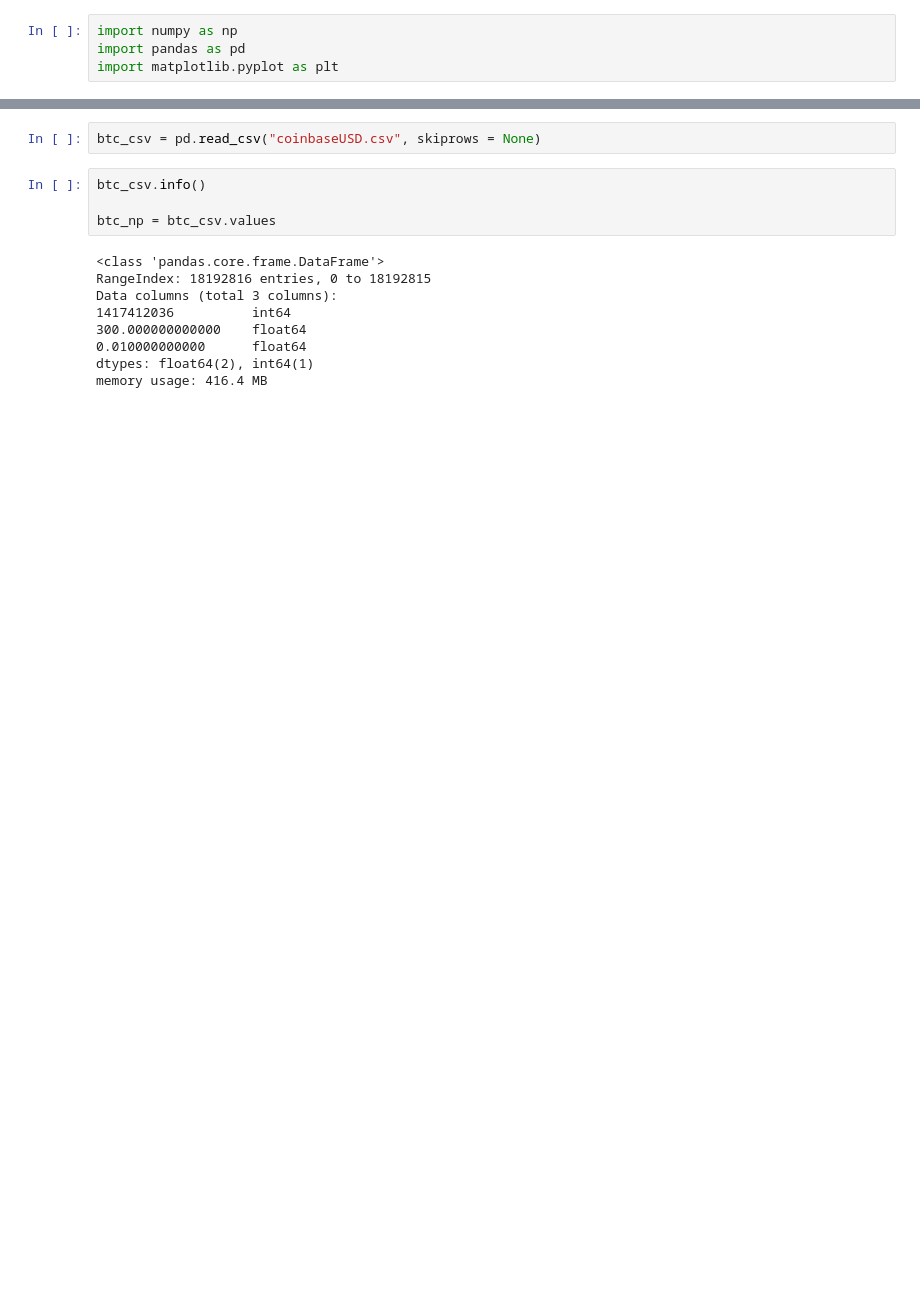
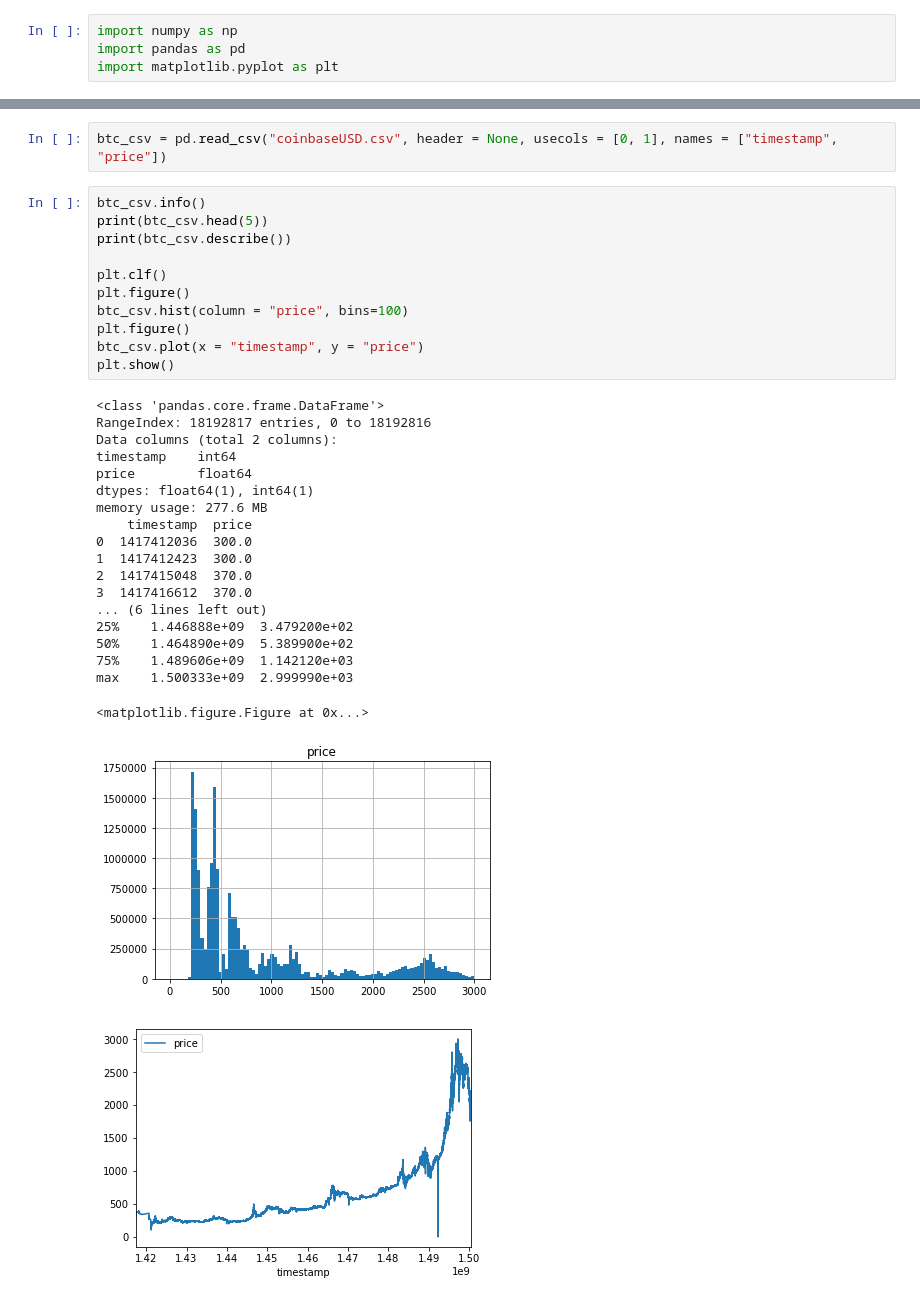
Before and after one commit to agiantwhale/btcreinforce, a Jupyter notebook: Btc reinforce.ipynb, the cells around one changed output, grey strips where cells are left out. Drawn from its saved outputs; the diff is of its cells as text; blank space fills up the shorter version.

```diff
--- a/Btc reinforce.ipynb
+++ b/Btc reinforce.ipynb
@@ -9,17 +20,36 @@ from keras.layers import Convolution2D, MaxPooling2D
 from keras.utils import np_utils
 # %%
-btc_csv = pd.read_csv("coinbaseUSD.csv", skiprows = None)
+btc_csv = pd.read_csv("coinbaseUSD.csv", header = None, usecols = [0, 1], names = ["timestamp", "price"])
-# %%
-btc_csv.info()
-
-btc_np = btc_csv.values
-# %% [output]
-<class 'pandas.core.frame.DataFrame'>
-RangeIndex: 18192816 entries, 0 to 18192815
-Data columns (total 3 columns):
-1417412036          int64
-300.000000000000    float64
-0.010000000000      float64
-dtypes: float64(2), int64(1)
-memory usage: 416.4 MB
+# %%
+btc_csv.info()
+print(btc_csv.head(5))
+print(btc_csv.describe())
+
+plt.clf()
+plt.figure()
+btc_csv.hist(column = "price", bins=100)
+plt.figure()
+btc_csv.plot(x = "timestamp", y = "price")
+plt.show()
+# %% [output]
+<class 'pandas.core.frame.DataFrame'>
+RangeIndex: 18192817 entries, 0 to 18192816
+Data columns (total 2 columns):
+timestamp    int64
+price        float64
+dtypes: float64(1), int64(1)
+memory usage: 277.6 MB
+    timestamp  price
+0  1417412036  300.0
+1  1417412423  300.0
+2  1417415048  370.0
+3  1417416612  370.0
+... (6 lines left out)
+25%    1.446888e+09  3.479200e+02
+50%    1.464890e+09  5.389900e+02
+75%    1.489606e+09  1.142120e+03
+max    1.500333e+09  2.999990e+03
+<matplotlib.figure.Figure at 0x...>
+[figure, added]
+[figure, added]
 # %%
```
Also changed, not shown: parts of 13 cells of this notebook.
